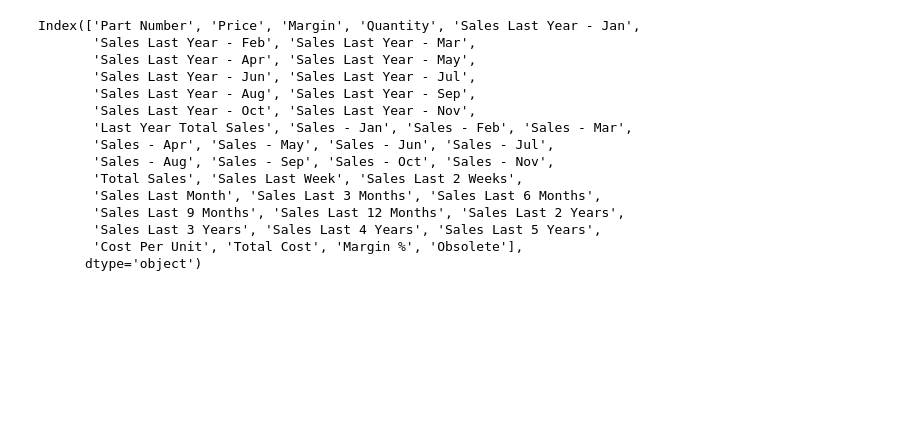
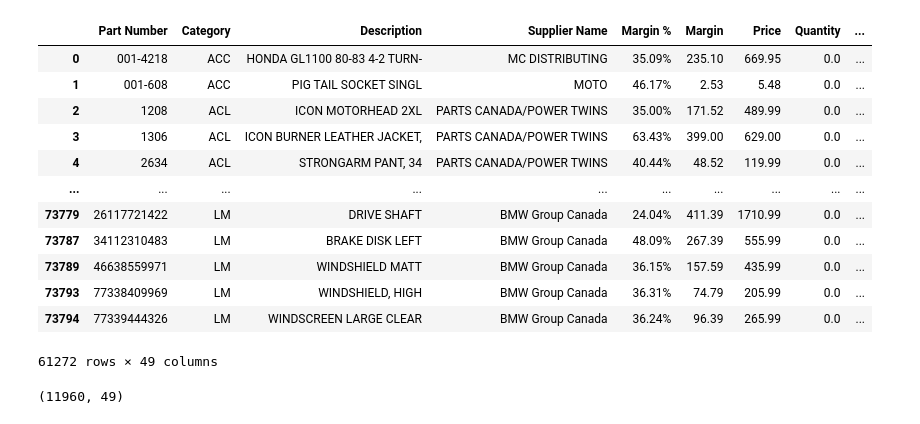
Before and after one commit to skyler22wilson/final_project, a Jupyter notebook: notebooks/data_cleaning.ipynb, the cells around one changed output. Saved outputs shown, nothing was run; the diff lists cells and outputs as text; code cells hidden in the pictures; blank space fills up the shorter version.

Commit message:
Fixed the orginal data, added time element to data, category, and supplier name

```diff
--- a/notebooks/data_cleaning.ipynb
+++ b/notebooks/data_cleaning.ipynb
@@ -85,0 +121,29 @@ memory usage: 21.0+ MB
+# %%
+parts_data = parts_data.rename(columns={
+    'Jan': 'Sales - Jan',
+    'Last Jan': 'Sales - Last Jan',
+    'Feb': 'Sales - Feb',
+    'Last Feb': 'Sales - Last Feb',
+    'Mar': 'Sales - Mar',
+    'Last Mar': 'Sales - Last Mar',
+    'Apr': 'Sales - Apr',
+    'Last Apr': 'Sales - Last Apr',
+    'May': 'Sales - May',
+    'Last May': 'Sales - Last May',
+    'Jun': 'Sales - Jun',
+    'Last Jun': 'Sales - Last Jun',
+    'Jul': 'Sales - Jul',
+    'Last Jul': 'Sales - Last Jul',
+    'Aug': 'Sales - Aug',
+    'Last Aug': 'Sales - Last Aug',
+    'Sept': 'Sales - Sept',
+    'Last Sept': 'Sales - Last Sept',
+    'Oct': 'Sales - Oct',
+    'Last Oct': 'Sales - Last Oct',
+    'Nov': 'Sales - Nov',
+    'Last Nov': 'Sales - Last Nov',
+    'Dec': 'Sales - Dec',
+    'Last Dec': 'Sales - Last Dec',
+    'Last Year': 'Last Year Total Sales',
+    'This Year': 'Total Sales'
+})
@@ -86,3 +184,5 @@ memory usage: 21.0+ MB
+# %%
+parts_data['Sales - Dec'] = 0
 # %%
 # Remove commas and convert 'Price' and 'Margin' columns to float
 parts_data['Price'] = parts_data['Price'].str.replace(',', '').astype(float)
@@ -91,10 +191,6 @@ parts_data['Margin'] = parts_data['Margin'].str.replace(',', '').astype(float)
 parts_data['Cost Per Unit'] = parts_data['Price'] - parts_data['Margin']
 # %%
 parts_data['Total Cost'] = parts_data['Cost Per Unit'] * abs(parts_data['Quantity'])
-# %%
-parts_data['Margin %'] = round((parts_data['Margin'] / parts_data['Price']) * 100, 2)
-# %%
-parts_data['Obsolete'] = parts_data['Sales Last 12 Months'].apply(lambda x: 1 if x == 0 else 0)
 # %%
 parts_data.dtypes
 # %% [output]
@@ -148,2 +269,18 @@ dtype: int64
+# %%
+parts_data[parts_data['Quantity'] <= 0]
+# %% [output]
+|  | Part Number | Category | Description | Supplier Name | Margin % | Margin | Price | Quantity | ... |
+| 0 | 001-4218 | ACC | HONDA GL1100 80-83 4-2 TURN- | MC DISTRIBUTING | 35.09% | 235.10 | 669.95 | 0.0 | ... |
+| 1 | 001-608 | ACC | PIG TAIL SOCKET SINGL | MOTO | 46.17% | 2.53 | 5.48 | 0.0 | ... |
+| 2 | 1208 | ACL | ICON MOTORHEAD 2XL | PARTS CANADA/POWER TWINS | 35.00% | 171.52 | 489.99 | 0.0 | ... |
+| 3 | 1306 | ACL | ICON BURNER LEATHER JACKET, | PARTS CANADA/POWER TWINS | 63.43% | 399.00 | 629.00 | 0.0 | ... |
+| 4 | 2634 | ACL | STRONGARM PANT, 34 | PARTS CANADA/POWER TWINS | 40.44% | 48.52 | 119.99 | 0.0 | ... |
+| ... | ... | ... | ... | ... | ... | ... | ... | ... | ... |
+| 73779 | 26117721422 | LM | DRIVE SHAFT | BMW Group Canada | 24.04% | 411.39 | 1710.99 | 0.0 | ... |
+| 73787 | 34112310483 | LM | BRAKE DISK LEFT | BMW Group Canada | 48.09% | 267.39 | 555.99 | 0.0 | ... |
+| 73789 | 46638559971 | LM | WINDSHIELD MATT | BMW Group Canada | 36.15% | 157.59 | 435.99 | 0.0 | ... |
+| 73793 | 77338409969 | LM | WINDSHIELD, HIGH | BMW Group Canada | 36.31% | 74.79 | 205.99 | 0.0 | ... |
+| 73794 | 77339444326 | LM | WINDSCREEN LARGE CLEAR | BMW Group Canada | 36.24% | 96.39 | 265.99 | 0.0 | ... |
+61272 rows × 49 columns
 # %%
 #drop all parts where quantity is 0 or less
@@ -151,18 +290,4 @@ parts_data.drop(parts_data[parts_data['Quantity'] <= 0].index, inplace=True)
 # %%
-parts_data.columns
+parts_data.shape
 # %% [output]
-Index(['Part Number', 'Price', 'Margin', 'Quantity', 'Sales Last Year - Jan',
-       'Sales Last Year - Feb', 'Sales Last Year - Mar',
-       'Sales Last Year - Apr', 'Sales Last Year - May',
-       'Sales Last Year - Jun', 'Sales Last Year - Jul',
-       'Sales Last Year - Aug', 'Sales Last Year - Sep',
-       'Sales Last Year - Oct', 'Sales Last Year - Nov',
-       'Last Year Total Sales', 'Sales - Jan', 'Sales - Feb', 'Sales - Mar',
-       'Sales - Apr', 'Sales - May', 'Sales - Jun', 'Sales - Jul',
-       'Sales - Aug', 'Sales - Sep', 'Sales - Oct', 'Sales - Nov',
-       'Total Sales', 'Sales Last Week', 'Sales Last 2 Weeks',
-       'Sales Last Month', 'Sales Last 3 Months', 'Sales Last 6 Months',
-       'Sales Last 9 Months', 'Sales Last 12 Months', 'Sales Last 2 Years',
-       'Sales Last 3 Years', 'Sales Last 4 Years', 'Sales Last 5 Years',
-       'Cost Per Unit', 'Total Cost', 'Margin %', 'Obsolete'],
-      dtype='object')
+(11960, 49)
```
Also changed, not shown: parts of 39 cells of this notebook, 7 other files.
